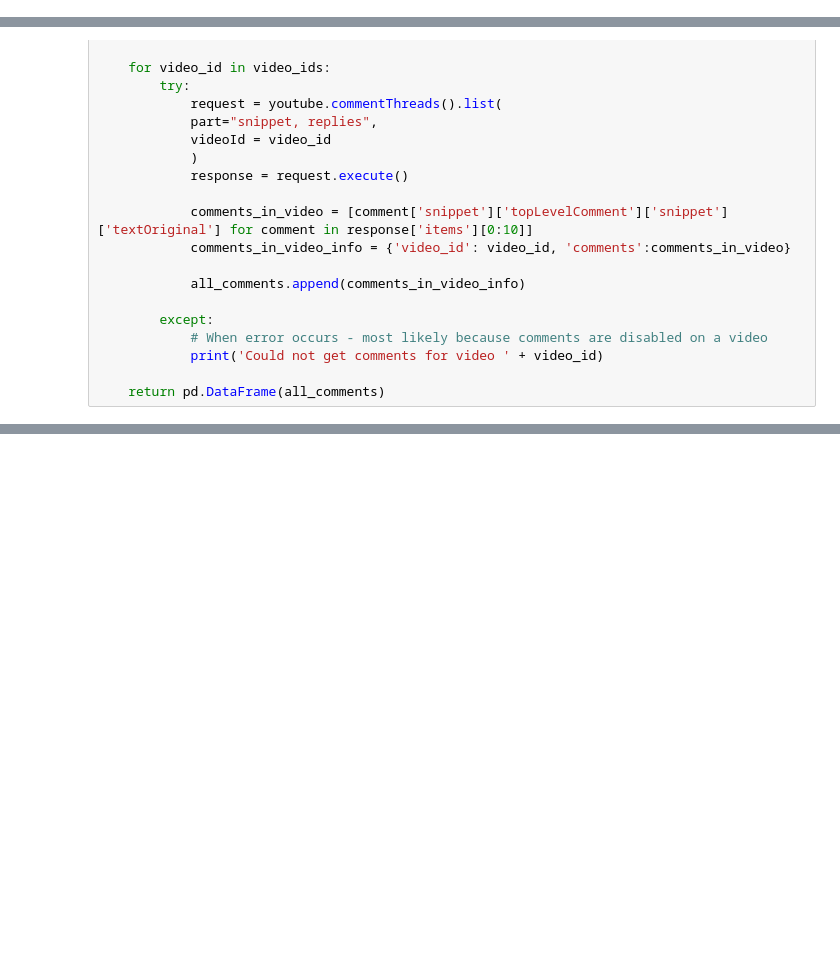
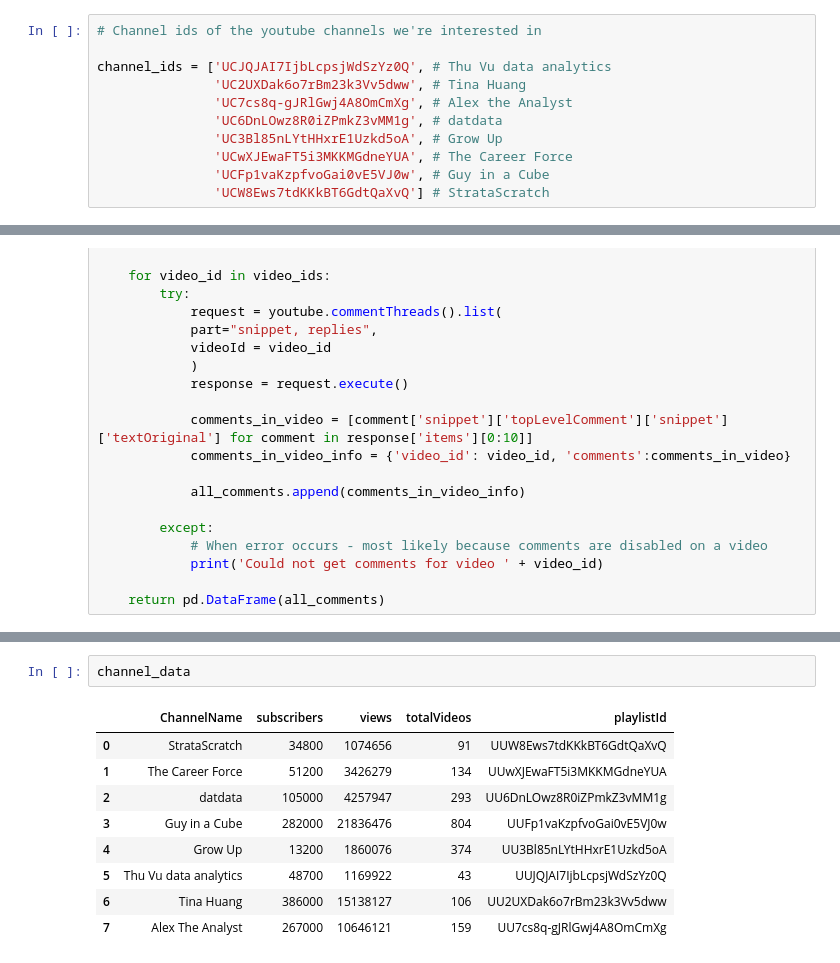
Before and after one commit to ManuelEspitia1/youtube-project, a Jupyter notebook: youtube.ipynb, the cells around one changed output, grey strips where cells are left out. Drawn from its saved outputs; the diff is of its cells as text; blank space fills up the shorter version.

```diff
--- a/youtube.ipynb
+++ b/youtube.ipynb
@@ -10,3 +7,14 @@ channel_ids = ['UCJQJAI7IjbLcpsjWdSzYz0Q','UC2UXDak6o7rBm23k3Vv5dww']
+# %%
+# Channel ids of the youtube channels we're interested in
+
+channel_ids = ['UCJQJAI7IjbLcpsjWdSzYz0Q', # Thu Vu data analytics
+               'UC2UXDak6o7rBm23k3Vv5dww', # Tina Huang
+               'UC7cs8q-gJRlGwj4A8OmCmXg', # Alex the Analyst
+               'UC6DnLOwz8R0iZPmkZ3vMM1g', # datdata
+               'UC3Bl85nLYtHHxrE1Uzkd5oA', # Grow Up
+               'UCwXJEwaFT5i3MKKMGdneYUA', # The Career Force
+               'UCFp1vaKzpfvoGai0vE5VJ0w', # Guy in a Cube
+               'UCW8Ews7tdKKkBT6GdtQaXvQ'] # StrataScratch
 # %%
 api_service_name = "youtube"
 api_version = "v3"
@@ -185,3 +219,15 @@ def get_comments_videos(youtube, video_ids):
+# %%
+channel_data
+# %% [output]
+|  | ChannelName | subscribers | views | totalVideos | playlistId |
+| 0 | StrataScratch | 34800 | 1074656 | 91 | UUW8Ews7tdKKkBT6GdtQaXvQ |
+| 1 | The Career Force | 51200 | 3426279 | 134 | UUwXJEwaFT5i3MKKMGdneYUA |
+| 2 | datdata | 105000 | 4257947 | 293 | UU6DnLOwz8R0iZPmkZ3vMM1g |
+| 3 | Guy in a Cube | 282000 | 21836476 | 804 | UUFp1vaKzpfvoGai0vE5VJ0w |
+| 4 | Grow Up | 13200 | 1860076 | 374 | UU3Bl85nLYtHHxrE1Uzkd5oA |
+| 5 | Thu Vu data analytics | 48700 | 1169922 | 43 | UUJQJAI7IjbLcpsjWdSzYz0Q |
+| 6 | Tina Huang | 386000 | 15138127 | 106 | UU2UXDak6o7rBm23k3Vv5dww |
+| 7 | Alex The Analyst | 267000 | 10646121 | 159 | UU7cs8q-gJRlGwj4A8OmCmXg |
 # %% [markdown]
 <a style='text-decoration:none;line-height:16px;display:flex;color:#5B5B62;padding:10px;justify-content:end;' href='https://deepnote.com?utm_source=created-in-deepnote-cell&projectId=128ee979-16de-4ca3-802b-b10a97ff6128' target="_blank">
 <img alt='Created in deepnote.com' style='display:inline;max-height:16px;margin:0px;margin-right:7.5px;' src='embedded-picture-1' > </img>
```
Also changed, not shown: parts of 14 cells of this notebook.
